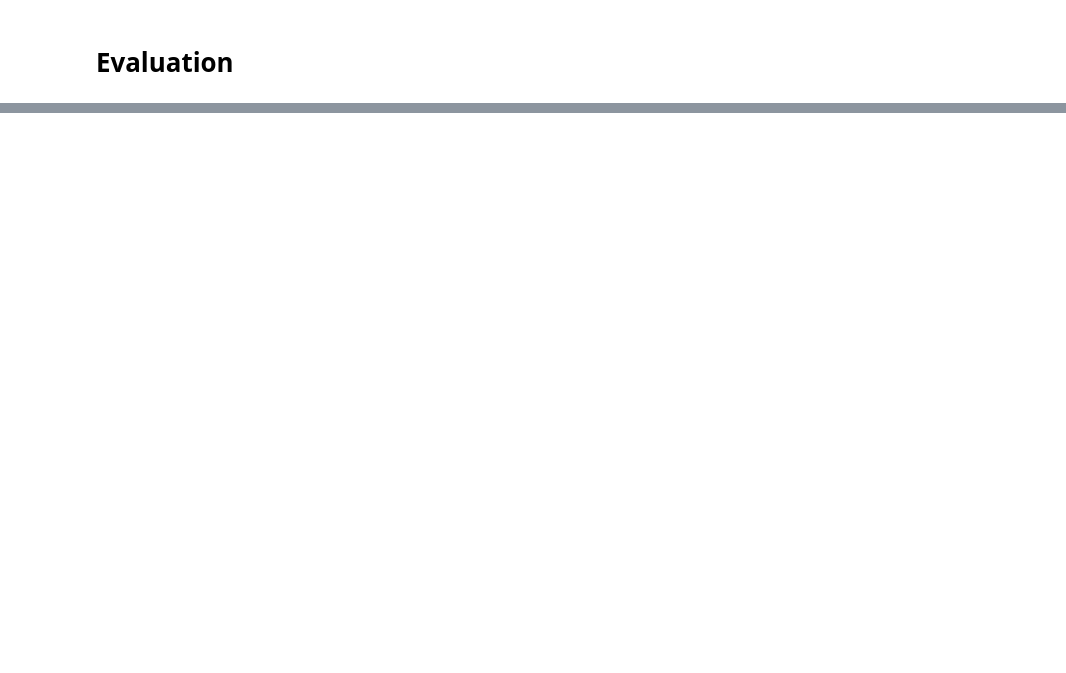
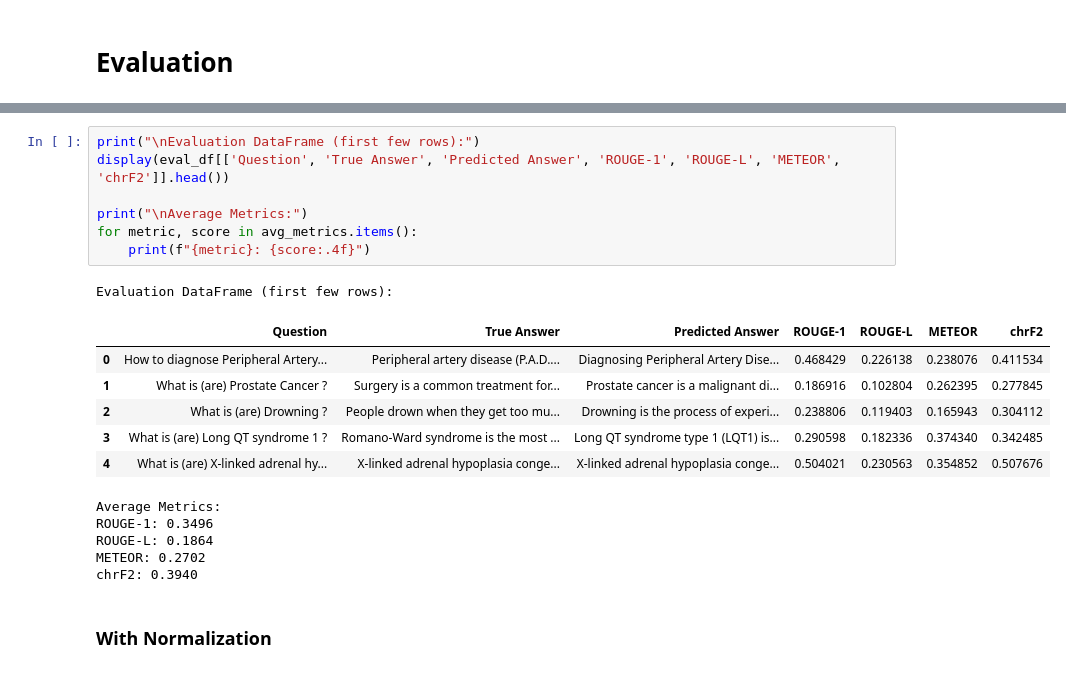
Before and after one commit to arelsulistyo/healthcare-chatbot-using-qa-with-word-embedding-ir, a Jupyter notebook: stbi copy.ipynb, the cells around one changed output, grey strips where cells are left out. Cells and saved outputs as stored; diff of their text form; blank space fills up the shorter version.

```diff
--- a/stbi copy.ipynb
+++ b/stbi copy.ipynb
@@ -792,0 +439,22 @@ ROUGE-L: 0.1220
+# %%
+print("\nEvaluation DataFrame (first few rows):")
+display(eval_df[['Question', 'True Answer', 'Predicted Answer', 'ROUGE-1', 'ROUGE-L', 'METEOR', 'chrF2']].head())
+
+print("\nAverage Metrics:")
+for metric, score in avg_metrics.items():
+    print(f"{metric}: {score:.4f}")
+# %% [output]
+Evaluation DataFrame (first few rows):
+|  | Question | True Answer | Predicted Answer | ROUGE-1 | ROUGE-L | METEOR | chrF2 |
+| 0 | How to diagnose Peripheral Artery... | Peripheral artery disease (P.A.D.... | Diagnosing Peripheral Artery Dise... | 0.468429 | 0.226138 | 0.238076 | 0.411534 |
+| 1 | What is (are) Prostate Cancer ? | Surgery is a common treatment for... | Prostate cancer is a malignant di... | 0.186916 | 0.102804 | 0.262395 | 0.277845 |
+| 2 | What is (are) Drowning ? | People drown when they get too mu... | Drowning is the process of experi... | 0.238806 | 0.119403 | 0.165943 | 0.304112 |
+| 3 | What is (are) Long QT syndrome 1 ? | Romano-Ward syndrome is the most ... | Long QT syndrome type 1 (LQT1) is... | 0.290598 | 0.182336 | 0.374340 | 0.342485 |
+| 4 | What is (are) X-linked adrenal hy... | X-linked adrenal hypoplasia conge... | X-linked adrenal hypoplasia conge... | 0.504021 | 0.230563 | 0.354852 | 0.507676 |
+Average Metrics:
+ROUGE-1: 0.3496
+ROUGE-L: 0.1864
+METEOR: 0.2702
+chrF2: 0.3940
+# %% [markdown]
+### With Normalization
```
Also changed, not shown: parts of 12 cells of this notebook.
